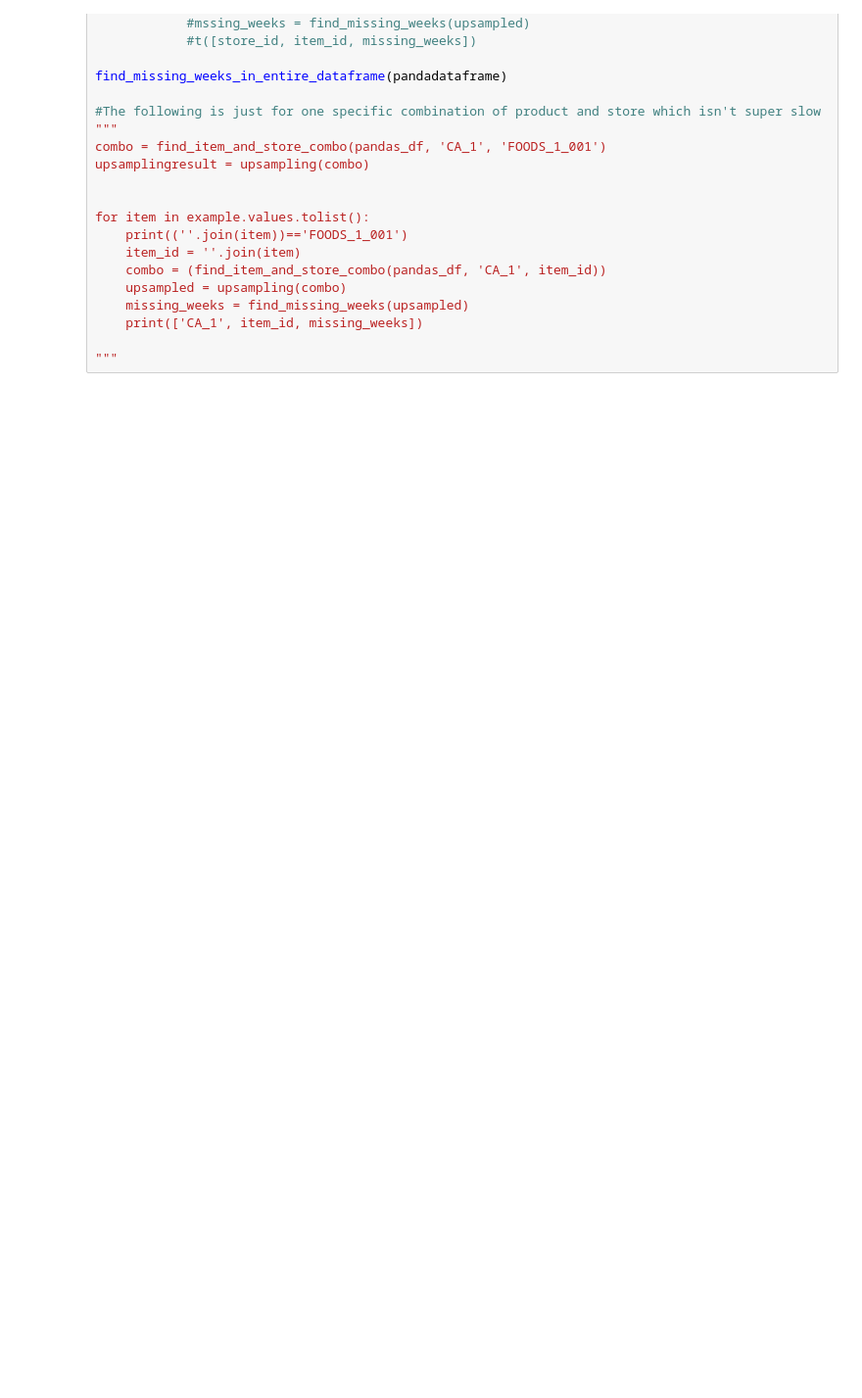
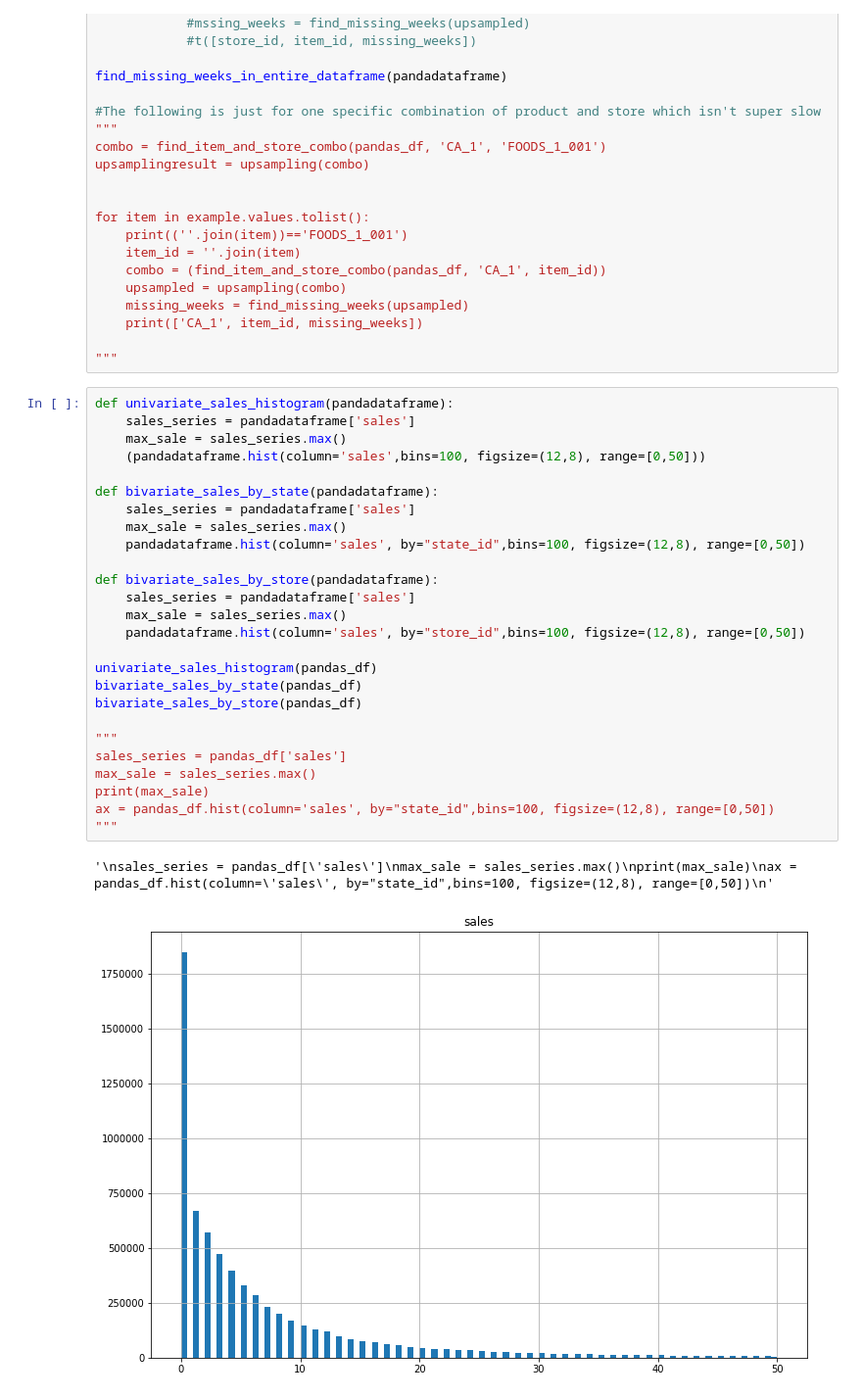
Before and after one commit to meganjacob/Codelabs-Internship, a Jupyter notebook: src/utilities.ipynb, the cells around one changed output. Shown: that part at 98% size. Drawn from its saved outputs; the diff is of its cells as text; blank space fills up the shorter version.

```diff
--- a/src/utilities.ipynb
+++ b/src/utilities.ipynb
@@ -143,3 +144,32 @@ for item in example.values.tolist():
     print(['CA_1', item_id, missing_weeks])
 
 """
+# %%
+def univariate_sales_histogram(pandadataframe):
+    sales_series = pandadataframe['sales']
+    max_sale = sales_series.max()
+    (pandadataframe.hist(column='sales',bins=100, figsize=(12,8), range=[0,50]))
+
+def bivariate_sales_by_state(pandadataframe):
+    sales_series = pandadataframe['sales']
+    max_sale = sales_series.max()
+    pandadataframe.hist(column='sales', by="state_id",bins=100, figsize=(12,8), range=[0,50])
+
+def bivariate_sales_by_store(pandadataframe):
+    sales_series = pandadataframe['sales']
+    max_sale = sales_series.max()
+    pandadataframe.hist(column='sales', by="store_id",bins=100, figsize=(12,8), range=[0,50])
+
+univariate_sales_histogram(pandas_df)
+bivariate_sales_by_state(pandas_df)
+bivariate_sales_by_store(pandas_df)
+
+"""
+sales_series = pandas_df['sales']
+max_sale = sales_series.max()
+print(max_sale)
+ax = pandas_df.hist(column='sales', by="state_id",bins=100, figsize=(12,8), range=[0,50])
+"""
+# %% [output]
+'\nsales_series = pandas_df[\'sales\']\nmax_sale = sales_series.max()\nprint(max_sale)\nax = pandas_df.hist(column=\'sales\', by="state_id",bins=100, figsize=(12,8), range=[0,50])\n'
+[figure, added]
```
Also changed, not shown: parts of 2 cells of this notebook.
